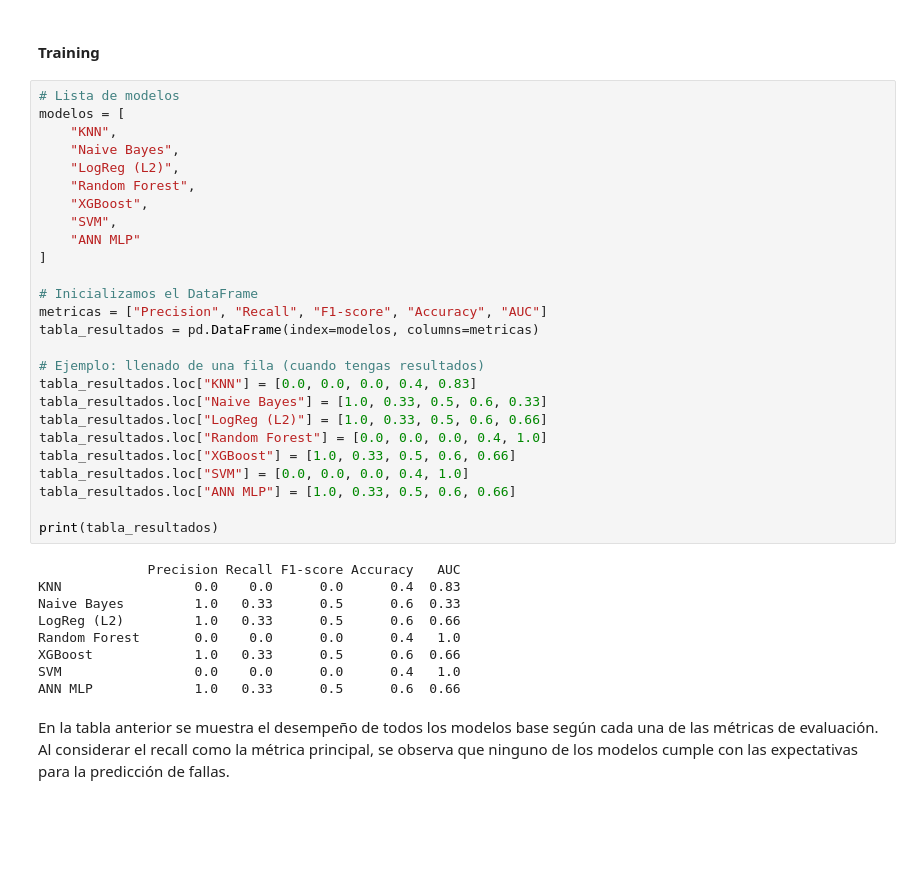
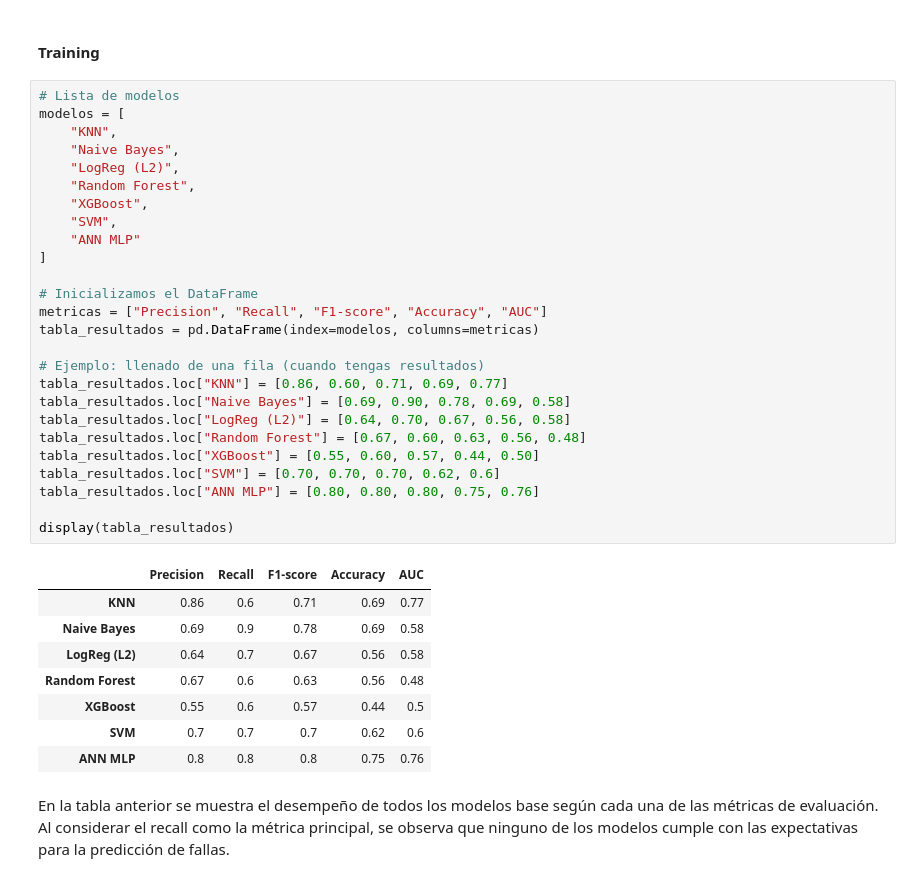
Before and after one commit to Iaibanez/jbook_ml202510, a Jupyter notebook: _sources/ML_Models.ipynb, the cells around one changed output. Cells and saved outputs as stored; diff of their text form; blank space fills up the shorter version.

```diff
--- a/_sources/ML_Models.ipynb
+++ b/_sources/ML_Models.ipynb
@@ -1815,38 +1815,38 @@ A continuación, se presentan los resultados obtenidos por todos los modelos eva
 # %%
 # Lista de modelos
 modelos = [
     "KNN",
     "Naive Bayes",
     "LogReg (L2)",
     "Random Forest",
     "XGBoost",
     "SVM",
     "ANN MLP"
 ]
 
 # Inicializamos el DataFrame
 metricas = ["Precision", "Recall", "F1-score", "Accuracy", "AUC"]
 tabla_resultados = pd.DataFrame(index=modelos, columns=metricas)
 
 # Ejemplo: llenado de una fila (cuando tengas resultados)
-tabla_resultados.loc["KNN"] = [0.0, 0.0, 0.0, 0.4, 0.83]
-tabla_resultados.loc["Naive Bayes"] = [1.0, 0.33, 0.5, 0.6, 0.33]
-tabla_resultados.loc["LogReg (L2)"] = [1.0, 0.33, 0.5, 0.6, 0.66]
-tabla_resultados.loc["Random Forest"] = [0.0, 0.0, 0.0, 0.4, 1.0]
-tabla_resultados.loc["XGBoost"] = [1.0, 0.33, 0.5, 0.6, 0.66]
-tabla_resultados.loc["SVM"] = [0.0, 0.0, 0.0, 0.4, 1.0]
-tabla_resultados.loc["ANN MLP"] = [1.0, 0.33, 0.5, 0.6, 0.66]
+tabla_resultados.loc["KNN"] = [0.86, 0.60, 0.71, 0.69, 0.77]
+tabla_resultados.loc["Naive Bayes"] = [0.69, 0.90, 0.78, 0.69, 0.58]
+tabla_resultados.loc["LogReg (L2)"] = [0.64, 0.70, 0.67, 0.56, 0.58]
+tabla_resultados.loc["Random Forest"] = [0.67, 0.60, 0.63, 0.56, 0.48]
+tabla_resultados.loc["XGBoost"] = [0.55, 0.60, 0.57, 0.44, 0.50]
+tabla_resultados.loc["SVM"] = [0.70, 0.70, 0.70, 0.62, 0.6]
+tabla_resultados.loc["ANN MLP"] = [0.80, 0.80, 0.80, 0.75, 0.76]
 
-print(tabla_resultados)
+display(tabla_resultados)
 # %% [output]
-              Precision Recall F1-score Accuracy   AUC
-KNN                 0.0    0.0      0.0      0.4  0.83
-Naive Bayes         1.0   0.33      0.5      0.6  0.33
-LogReg (L2)         1.0   0.33      0.5      0.6  0.66
-Random Forest       0.0    0.0      0.0      0.4   1.0
-XGBoost             1.0   0.33      0.5      0.6  0.66
-SVM                 0.0    0.0      0.0      0.4   1.0
-ANN MLP             1.0   0.33      0.5      0.6  0.66
+|  | Precision | Recall | F1-score | Accuracy | AUC |
+| KNN | 0.86 | 0.6 | 0.71 | 0.69 | 0.77 |
+| Naive Bayes | 0.69 | 0.9 | 0.78 | 0.69 | 0.58 |
+| LogReg (L2) | 0.64 | 0.7 | 0.67 | 0.56 | 0.58 |
+| Random Forest | 0.67 | 0.6 | 0.63 | 0.56 | 0.48 |
+| XGBoost | 0.55 | 0.6 | 0.57 | 0.44 | 0.5 |
+| SVM | 0.7 | 0.7 | 0.7 | 0.62 | 0.6 |
+| ANN MLP | 0.8 | 0.8 | 0.8 | 0.75 | 0.76 |
 # %% [markdown]
 En la tabla anterior se muestra el desempeño de todos los modelos base según cada una de las métricas de evaluación. Al considerar el recall como la métrica principal, se observa que ninguno de los modelos cumple con las expectativas para la predicción de fallas.
 # %% [markdown]
```
Also changed, not shown: 6 other files.
